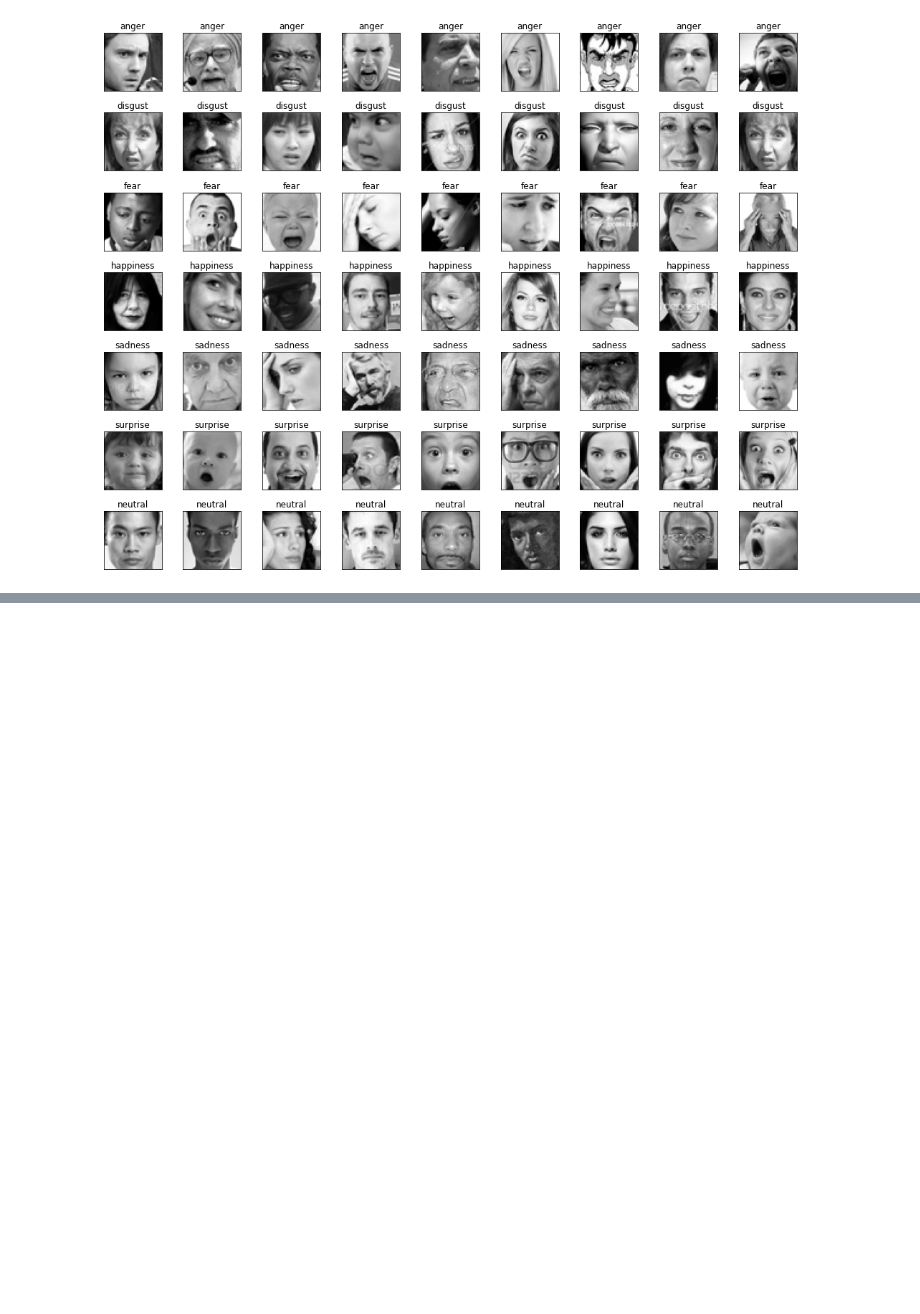
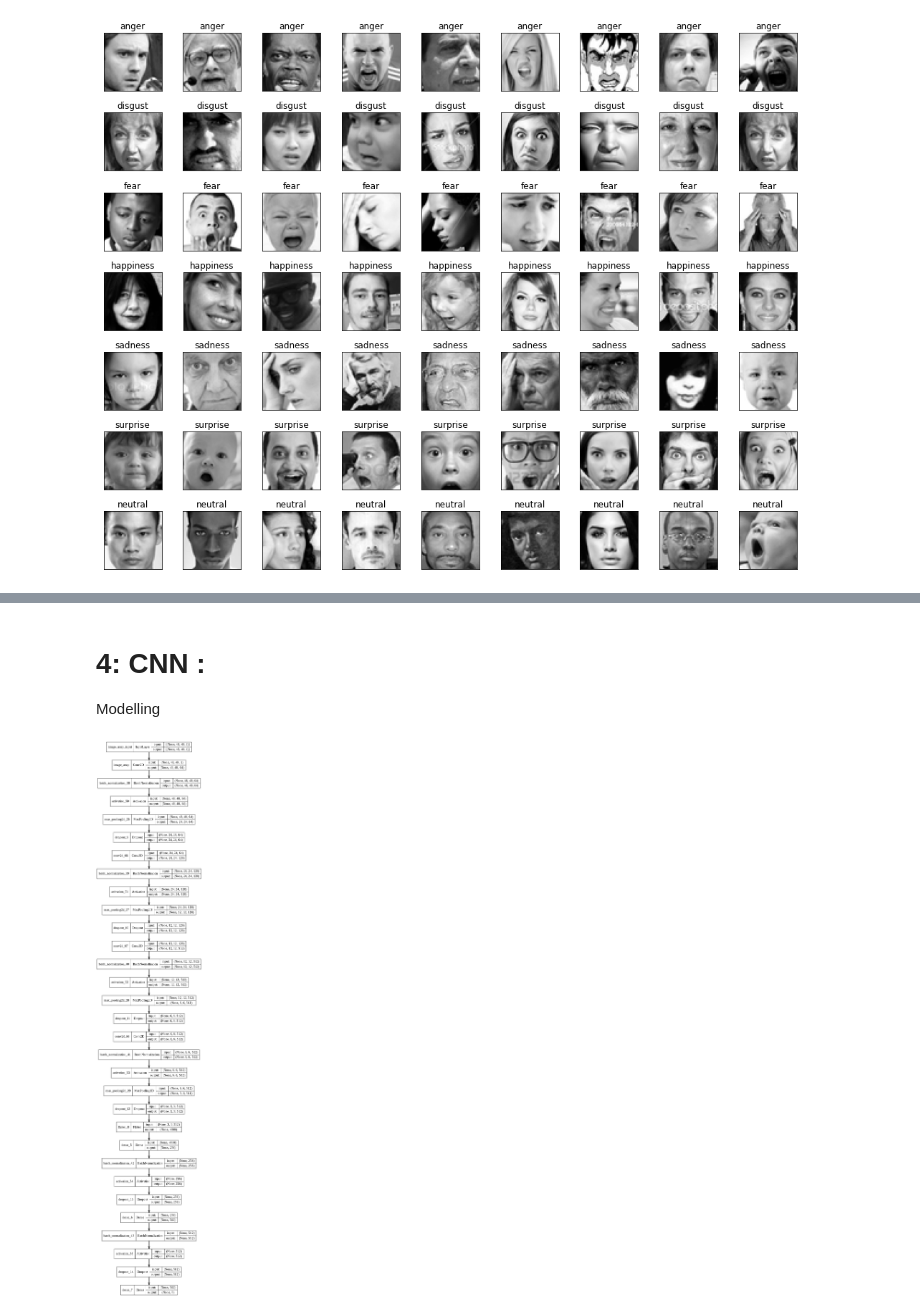
Before and after one commit to Ashik9576/Live-Class-Monitoring-System-Face-emotion-Recognition-, a Jupyter notebook: Face_Emotion_Recognition_Ashik.ipynb, the cells around one changed output, grey strips where cells are left out. Cells and saved outputs as stored; diff of their text form; code cells hidden in the pictures; blank space fills up the shorter version.

```diff
--- a/Face_Emotion_Recognition_Ashik.ipynb
+++ b/Face_Emotion_Recognition_Ashik.ipynb
@@ -303,0 +342,16 @@ for label in sorted(df.emotion.unique()):
+# %%
+#image processing
+df['pixels']=df['pixels'].astype("string")
+pixels = df['pixels'].tolist()
+width, height = 48, 48
+faces = []
+for pixel_sequence in pixels:
+    face = [int(pixel) for pixel in pixel_sequence.strip().split(' ',48*48)]
+    face = np.asarray(face).reshape(width, height)
+    face = cv2.resize(face.astype('uint8'),image_size)
+    faces.append(face.astype('float32'))
+faces = np.asarray(faces)
+faces = np.expand_dims(faces, -1)
+faces /= 127.5
+faces -= 1.
+emotions = pd.get_dummies(df['emotion']).to_numpy()
@@ -303,0 +360,7 @@ for label in sorted(df.emotion.unique()):
+# %%
+#dataset sp,it for training model
+X_train, X_valid, y_train, y_valid = train_test_split(faces,emotions,
+                                                    shuffle=True,
+                                                    test_size=0.2, random_state=42)
+X_valid,X_test,y_valid,y_test=train_test_split(faces,emotions,test_size=0.2,shuffle=True)
+X_train.shape, X_valid.shape, y_train.shape, y_valid.shape,X_test.shape,y_test.shape
@@ -303,0 +374,6 @@ for label in sorted(df.emotion.unique()):
+# %%
+#variable allocation
+img_width = X_train.shape[1]
+img_height = X_train.shape[2]
+img_depth = X_train.shape[3]
+num_classes = y_train.shape[1]
@@ -303,0 +586,3 @@ for label in sorted(df.emotion.unique()):
+# %% [markdown]
+# **4: CNN :**
+Modelling
@@ -303,0 +640,8 @@ for label in sorted(df.emotion.unique()):
+# %%
+#model name
+CNN=CNN()
+# %%
+# Plotting architecture of defined model
+plot_model(CNN, to_file='CNN.png', show_shapes=True, show_layer_names=True)
+# %% [output]
+[figure, added]
```
Also changed, not shown: parts of 34 cells of this notebook.
